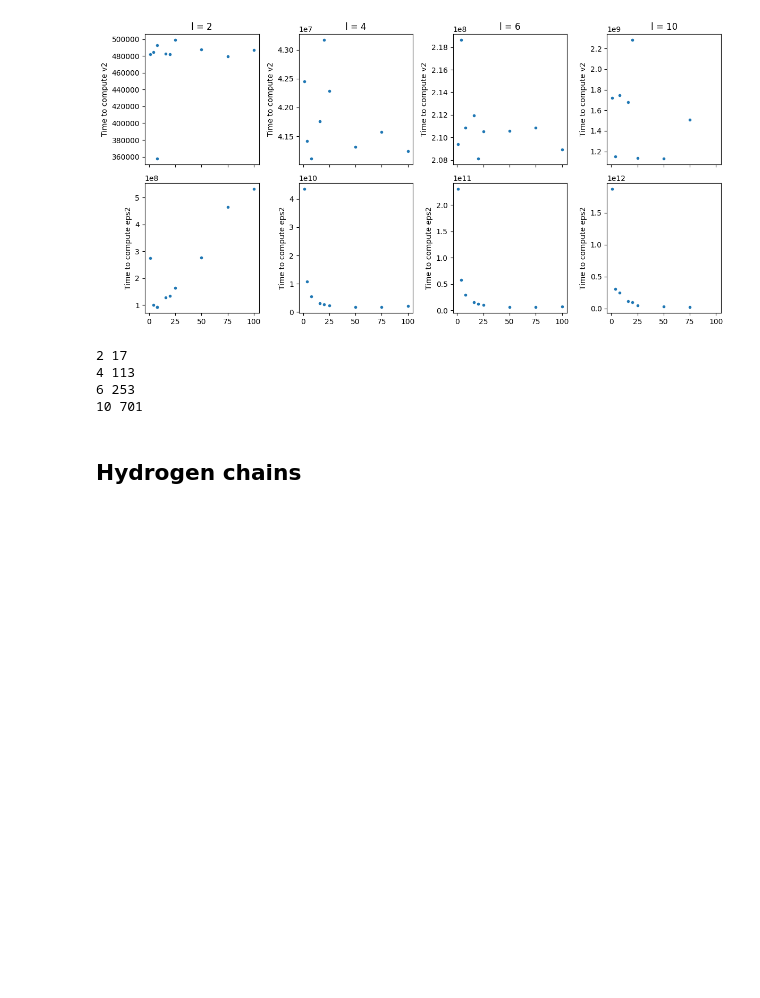
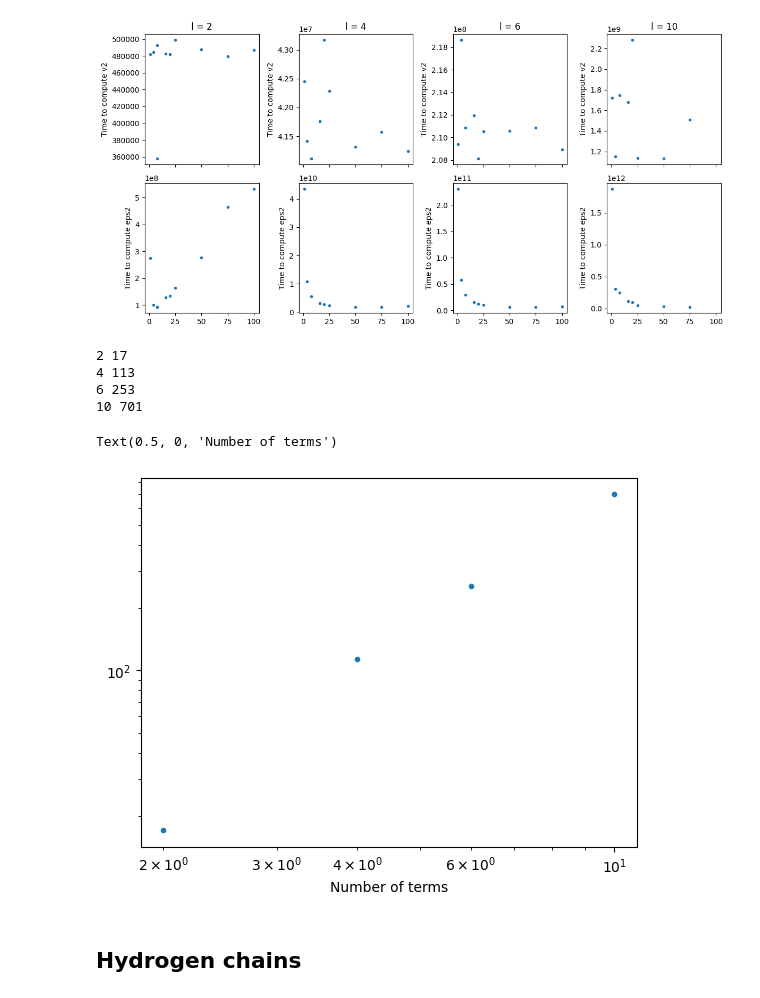
Before and after one commit to bdalfavero/qpe_resources, a Jupyter notebook: qpe_plots.ipynb, the cells around one changed output. Cells and saved outputs as stored; diff of their text form; code cells hidden in the pictures; blank space fills up the shorter version.

Commit message:
Plotted number of terms.

```diff
--- a/qpe_plots.ipynb
+++ b/qpe_plots.ipynb
@@ -122,15 +122,27 @@ fig.tight_layout()
 [figure]
 # %%
 l_vals = np.unique(df["l"])
+all_nterms = []
 for l in l_vals:
     df_l = df[df["l"] == l]
     nterms_arr = np.unique(df_l["nterms"])
     print(l, nterms_arr[0])
+    all_nterms.append(nterms_arr[0])
+
+
+fig2, ax2 = plt.subplots()
+ax2.set_xscale("log")
+ax2.set_yscale("log")
+ax2.plot(l_vals, all_nterms, '.')
+ax2.set_xlabel("l")
+ax2.set_xlabel("Number of terms")
 # %% [output]
 2 17
 4 113
 6 253
 10 701
+Text(0.5, 0, 'Number of terms')
+[figure, added]
 # %% [markdown]
 ## Hydrogen chains
 # %%
```
